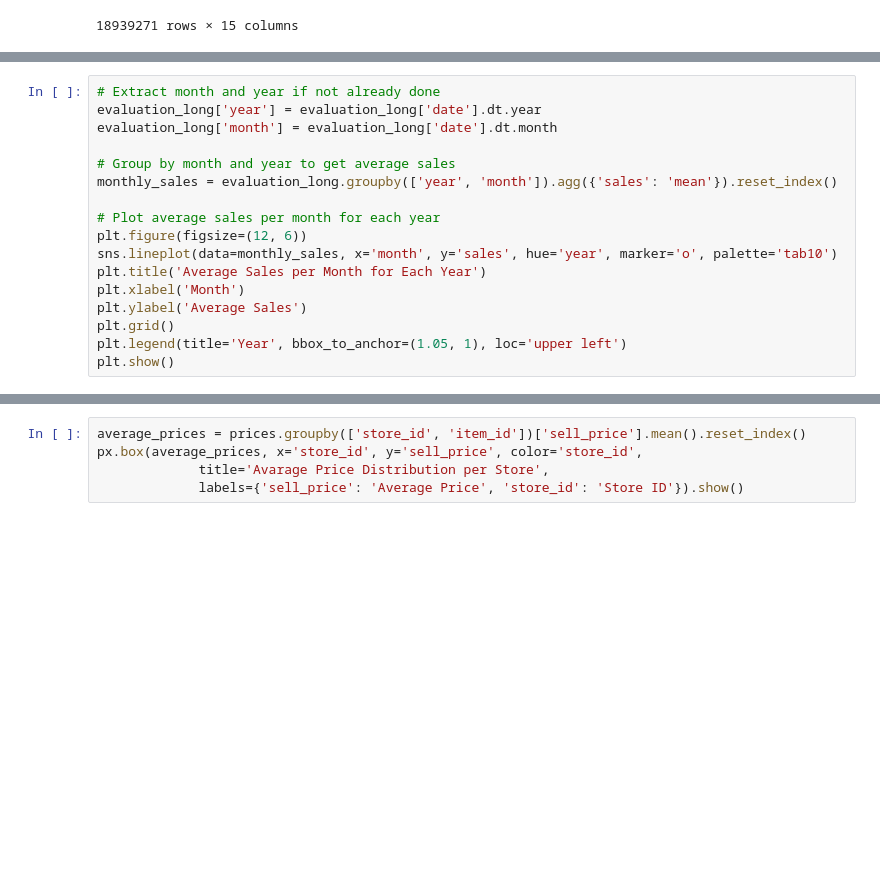
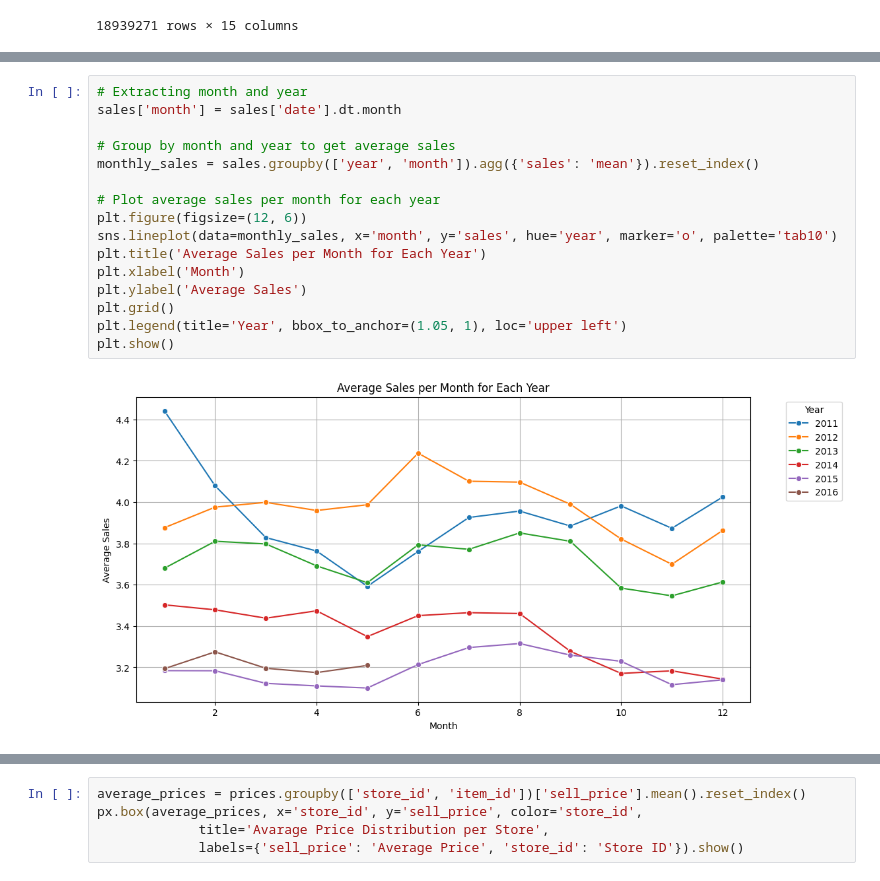
Before and after one commit to estefania-zm/CV, a Jupyter notebook: M5_Forecasting_Accuracy.ipynb, the cells around one changed output, grey strips where cells are left out. Drawn from its saved outputs; the diff is of its cells as text; blank space fills up the shorter version.

```diff
--- a/M5_Forecasting_Accuracy.ipynb
+++ b/M5_Forecasting_Accuracy.ipynb
@@ -386,20 +391,21 @@ plt.show()
 5  2016  15193429.17
 [figure]
 # %%
-# Extract month and year if not already done
-evaluation_long['year'] = evaluation_long['date'].dt.year
-evaluation_long['month'] = evaluation_long['date'].dt.month
+# Extracting month and year
+sales['month'] = sales['date'].dt.month
 
 # Group by month and year to get average sales
-monthly_sales = evaluation_long.groupby(['year', 'month']).agg({'sales': 'mean'}).reset_index()
+monthly_sales = sales.groupby(['year', 'month']).agg({'sales': 'mean'}).reset_index()
 
 # Plot average sales per month for each year
 plt.figure(figsize=(12, 6))
 sns.lineplot(data=monthly_sales, x='month', y='sales', hue='year', marker='o', palette='tab10')
 plt.title('Average Sales per Month for Each Year')
 plt.xlabel('Month')
 plt.ylabel('Average Sales')
 plt.grid()
 plt.legend(title='Year', bbox_to_anchor=(1.05, 1), loc='upper left')
 plt.show()
+# %% [output]
+[figure, added]
 # %%
```
Also changed, not shown: parts of 26 cells of this notebook.
